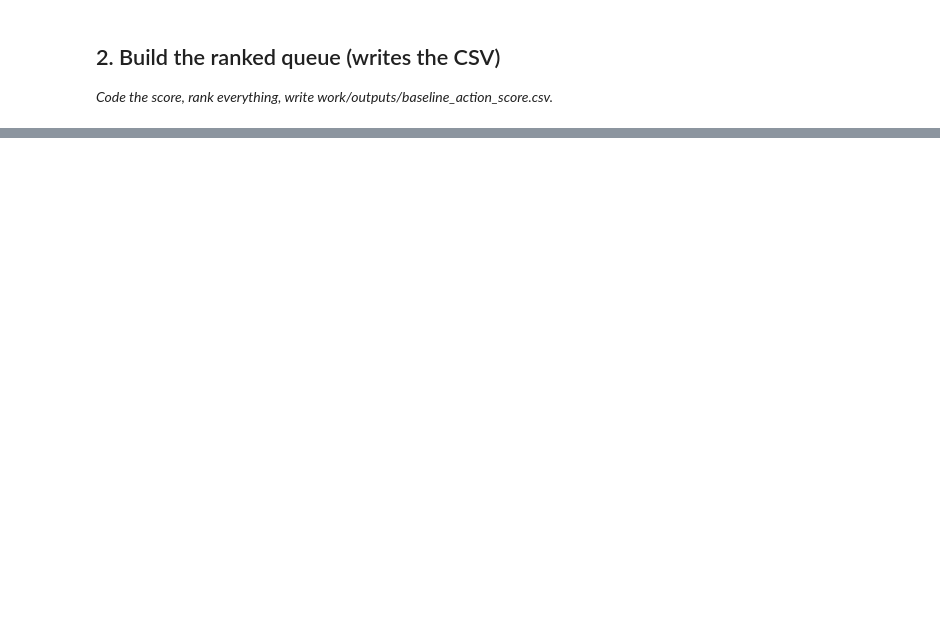
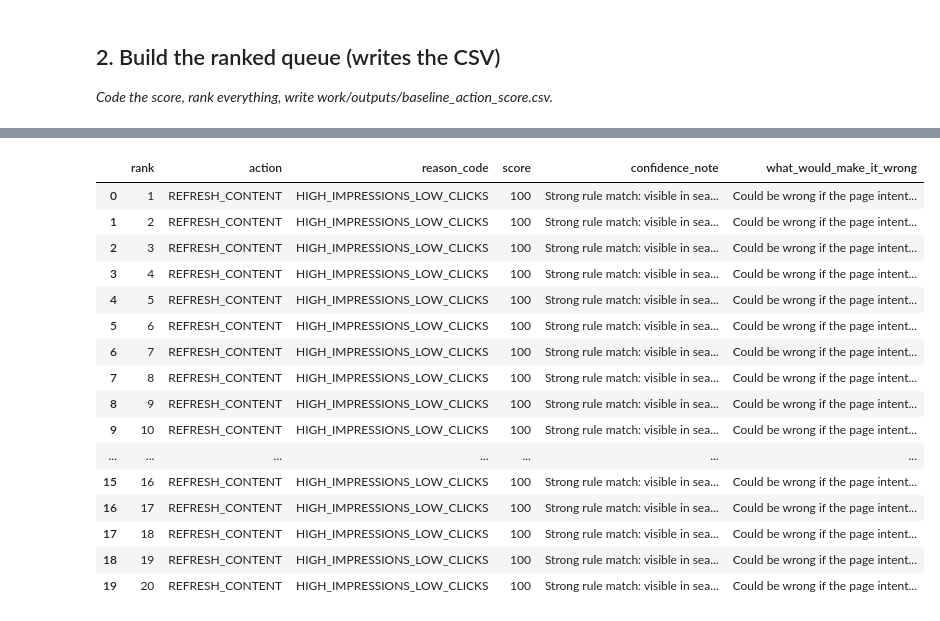
Before and after one commit to MohammadAqaNoori/flyrank-ml-internship, a Jupyter notebook: work/notebooks/w04_baseline_score.ipynb, the cells around one changed output, grey strips where cells are left out. Cells and saved outputs as stored; diff of their text form; code cells hidden in the pictures; blank space fills up the shorter version.

Commit message:
Complete ML-07 baseline action score and top-20 review

```diff
--- a/work/notebooks/w04_baseline_score.ipynb
+++ b/work/notebooks/w04_baseline_score.ipynb
@@ -15,0 +11,12 @@ This skeleton is yours to fill. Work the sections **in order** — each one has
+# %%
+from datasets import load_dataset
+
+ds_stream = load_dataset(
+    "FlyRank/internship-warehouse",
+    "fact_content_daily_performance",
+    split="train",
+    token=HF_TOKEN,
+    streaming=True
+)
+
+print(ds_stream)
@@ -15,0 +28,8 @@ This skeleton is yours to fill. Work the sections **in order** — each one has
+# %%
+from itertools import islice
+
+rows = list(islice(ds_stream, 100000))
+
+print("Rows loaded:", len(rows))
+print("First row:")
+print(rows[0])
@@ -46,0 +261,53 @@ Before you submit, confirm each line honestly:
+# %%
+# ML-07 — Section 3
+# Top-20 review
+
+top20 = queue.head(20).copy()
+
+def confidence_note(row):
+    if row["reason_code"] == "HIGH_IMPRESSIONS_LOW_CLICKS":
+        return "Strong rule match: visible in search but weak click response."
+    elif row["reason_code"] == "LOW_SEARCH_VISIBILITY":
+        return "Lower visibility signal; investigate before taking action."
+    return "No strong signal combination; monitor."
+
+def wrong_if(row):
+    if row["reason_code"] == "HIGH_IMPRESSIONS_LOW_CLICKS":
+        return "Could be wrong if the page intentionally targets low-click informational searches."
+    elif row["reason_code"] == "LOW_SEARCH_VISIBILITY":
+        return "Could be wrong if low visibility is caused by factors outside the page content."
+    return "Could be wrong if other business or page-level context changes the priority."
+
+top20["confidence_note"] = top20.apply(confidence_note, axis=1)
+top20["what_would_make_it_wrong"] = top20.apply(wrong_if, axis=1)
+
+review = top20[
+    [
+        "rank",
+        "action",
+        "reason_code",
+        "score",
+        "confidence_note",
+        "what_would_make_it_wrong"
+    ]
+]
+
+display(review)
+# %% [output]
+|  | rank | action | reason_code | score | confidence_note | what_would_make_it_wrong |
+| 0 | 1 | REFRESH_CONTENT | HIGH_IMPRESSIONS_LOW_CLICKS | 100 | Strong rule match: visible in sea... | Could be wrong if the page intent... |
+| 1 | 2 | REFRESH_CONTENT | HIGH_IMPRESSIONS_LOW_CLICKS | 100 | Strong rule match: visible in sea... | Could be wrong if the page intent... |
+| 2 | 3 | REFRESH_CONTENT | HIGH_IMPRESSIONS_LOW_CLICKS | 100 | Strong rule match: visible in sea... | Could be wrong if the page intent... |
+| 3 | 4 | REFRESH_CONTENT | HIGH_IMPRESSIONS_LOW_CLICKS | 100 | Strong rule match: visible in sea... | Could be wrong if the page intent... |
+| 4 | 5 | REFRESH_CONTENT | HIGH_IMPRESSIONS_LOW_CLICKS | 100 | Strong rule match: visible in sea... | Could be wrong if the page intent... |
+| 5 | 6 | REFRESH_CONTENT | HIGH_IMPRESSIONS_LOW_CLICKS | 100 | Strong rule match: visible in sea... | Could be wrong if the page intent... |
+| 6 | 7 | REFRESH_CONTENT | HIGH_IMPRESSIONS_LOW_CLICKS | 100 | Strong rule match: visible in sea... | Could be wrong if the page intent... |
+| 7 | 8 | REFRESH_CONTENT | HIGH_IMPRESSIONS_LOW_CLICKS | 100 | Strong rule match: visible in sea... | Could be wrong if the page intent... |
+| 8 | 9 | REFRESH_CONTENT | HIGH_IMPRESSIONS_LOW_CLICKS | 100 | Strong rule match: visible in sea... | Could be wrong if the page intent... |
+| 9 | 10 | REFRESH_CONTENT | HIGH_IMPRESSIONS_LOW_CLICKS | 100 | Strong rule match: visible in sea... | Could be wrong if the page intent... |
+| ... | ... | ... | ... | ... | ... | ... |
+| 15 | 16 | REFRESH_CONTENT | HIGH_IMPRESSIONS_LOW_CLICKS | 100 | Strong rule match: visible in sea... | Could be wrong if the page intent... |
+| 16 | 17 | REFRESH_CONTENT | HIGH_IMPRESSIONS_LOW_CLICKS | 100 | Strong rule match: visible in sea... | Could be wrong if the page intent... |
+| 17 | 18 | REFRESH_CONTENT | HIGH_IMPRESSIONS_LOW_CLICKS | 100 | Strong rule match: visible in sea... | Could be wrong if the page intent... |
+| 18 | 19 | REFRESH_CONTENT | HIGH_IMPRESSIONS_LOW_CLICKS | 100 | Strong rule match: visible in sea... | Could be wrong if the page intent... |
+| 19 | 20 | REFRESH_CONTENT | HIGH_IMPRESSIONS_LOW_CLICKS | 100 | Strong rule match: visible in sea... | Could be wrong if the page intent... |
```
Also changed, not shown: parts of 19 cells of this notebook.
